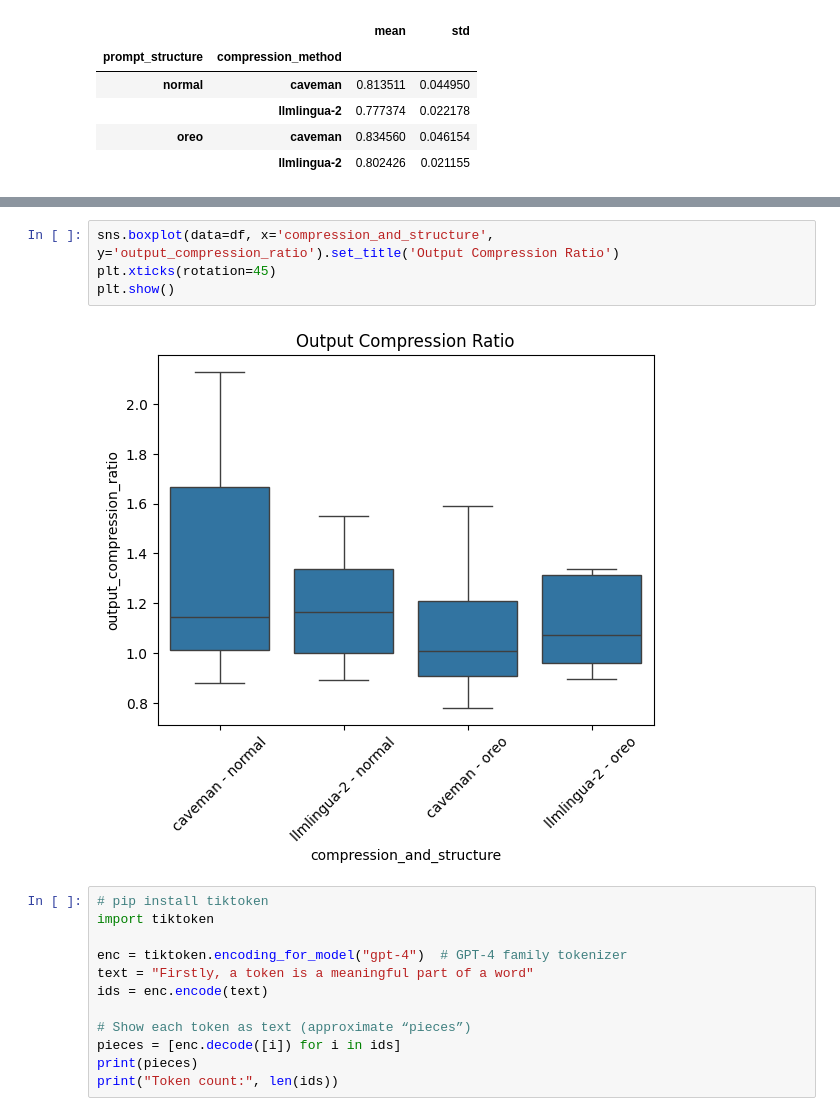
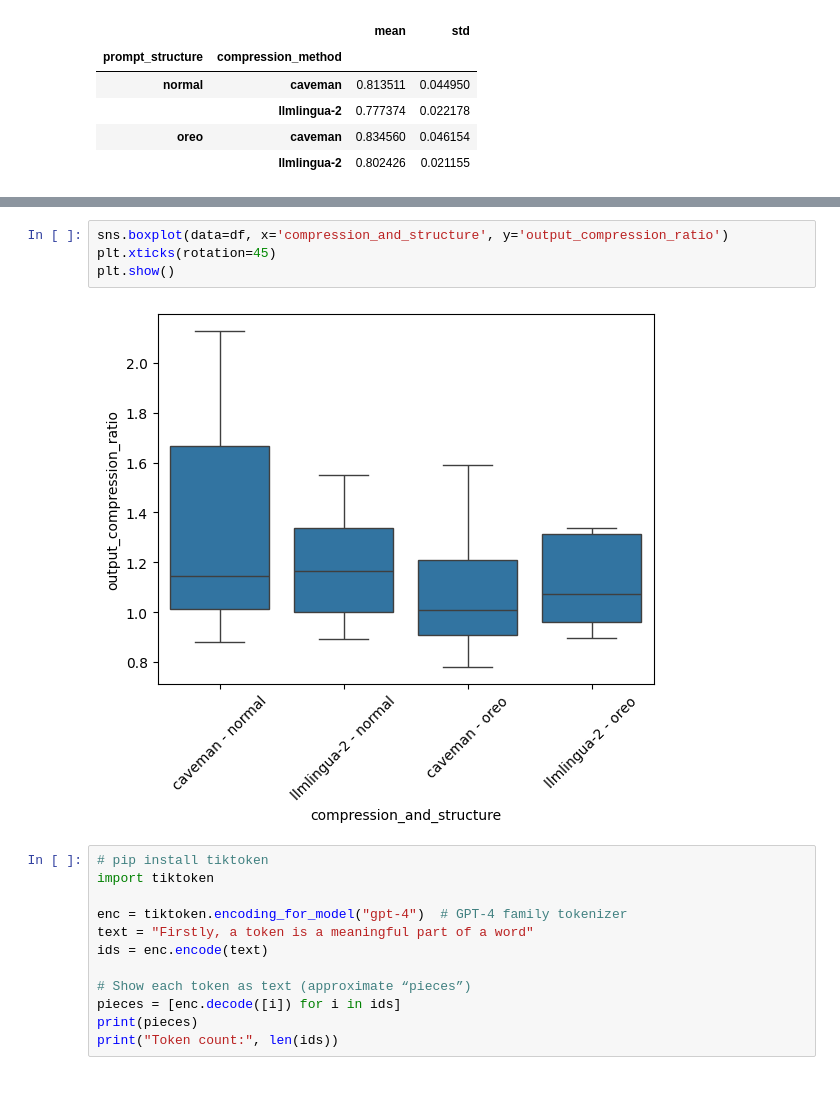
Before and after one commit to DEFRA/ai-spike-token-optimisation, a Jupyter notebook: compressors_testing.ipynb, the cells around one changed output, grey strips where cells are left out. Drawn from its saved outputs; the diff is of its cells as text; blank space fills up the shorter version.

```diff
--- a/compressors_testing.ipynb
+++ b/compressors_testing.ipynb
@@ -822,9 +812,9 @@ plt.show()
 # %%
-sns.boxplot(data=df, x='compression_and_structure', y='output_compression_ratio').set_title('Output Compression Ratio')
+sns.boxplot(data=df, x='compression_and_structure', y='output_compression_ratio')
 plt.xticks(rotation=45)
 plt.show()
 # %% [output]
-[figure, old version]
+[figure, new version]
 # %%
 # pip install tiktoken
 import tiktoken
```
Also changed, not shown: parts of 2 cells of this notebook, 6 other files.
